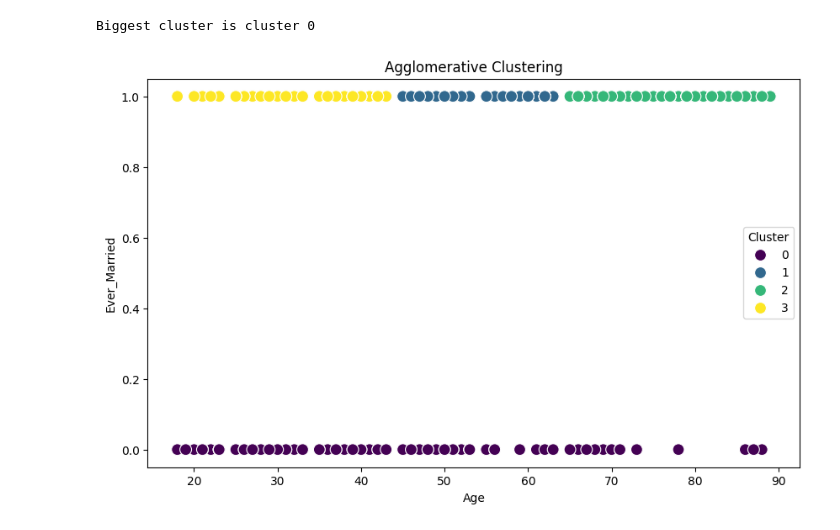
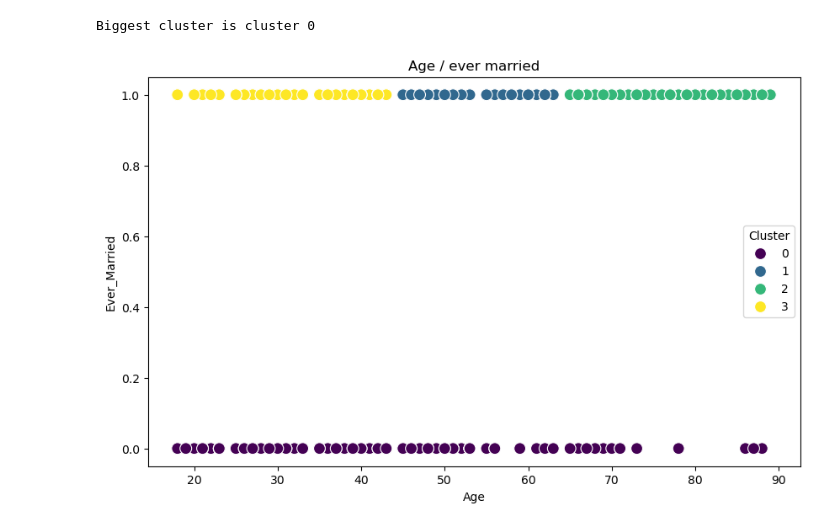
Before and after one commit to PapaProvnik/customer_segmentation, a Jupyter notebook: hierarchical_clustering.ipynb, the cells around one changed output. Cells and saved outputs as stored; diff of their text form; code cells hidden in the pictures.

Commit message:
graph fixes

```diff
--- a/hierarchical_clustering.ipynb
+++ b/hierarchical_clustering.ipynb
@@ -55,10 +55,10 @@ Biggest cluster is cluster 0
 # %%
 plt.figure(figsize=(10, 6))
 sns.scatterplot(x=df['Age'], y=df['Ever_Married'], hue=df['Cluster'], palette='viridis', s=100)
-plt.title('Agglomerative Clustering')
+plt.title('Age / ever married')
 plt.xlabel('Age')
 plt.ylabel('Ever_Married')
 plt.legend(title='Cluster')
 plt.show()
 # %% [output]
-[figure, old version]
+[figure, new version]
```
Also changed, not shown: parts of 1 cell of this notebook.
